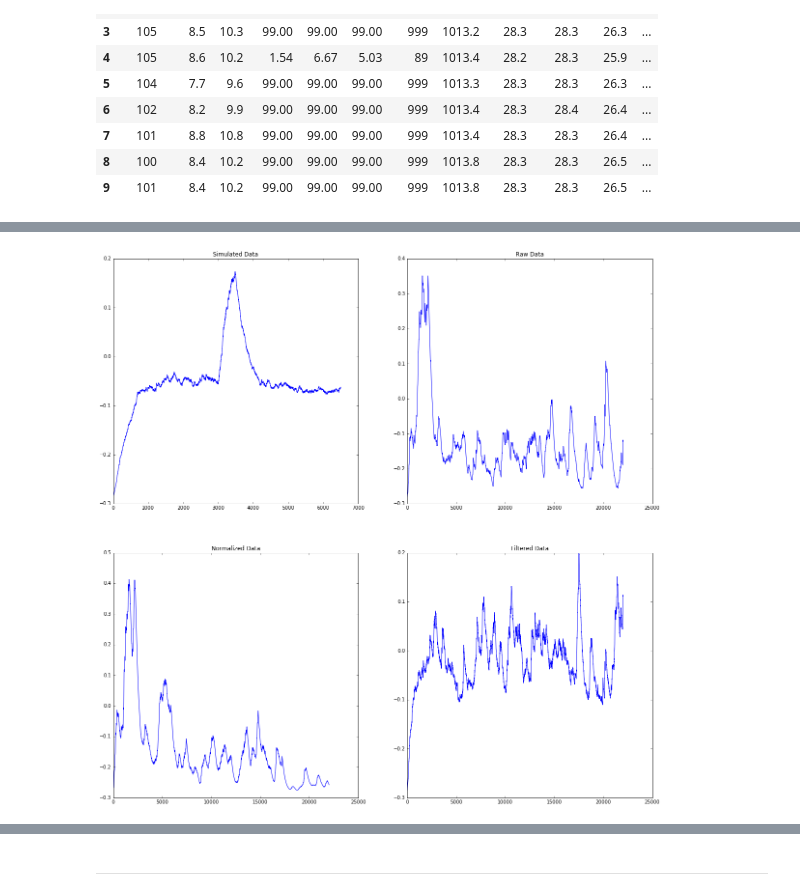
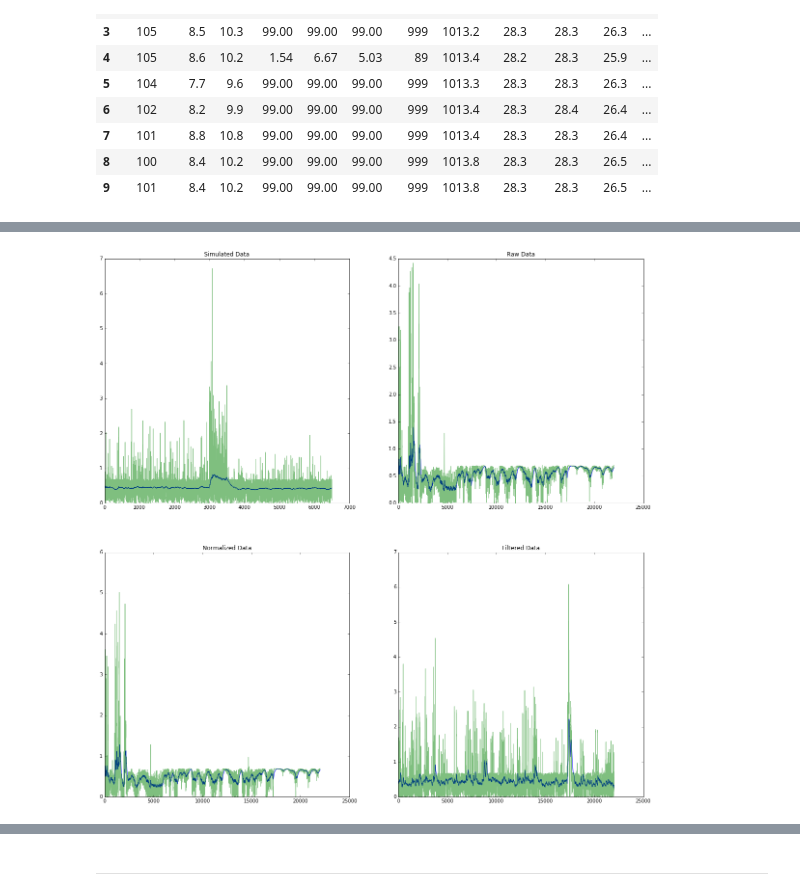
Before and after one commit to alokkshukla/cs109-2, a Jupyter notebook: Baseline_SecondBuoy/Explorations_42059.ipynb, the cells around one changed output, grey strips where cells are left out. Saved outputs shown, nothing was run; the diff lists cells and outputs as text; code cells hidden in the pictures.

```diff
--- a/Baseline_SecondBuoy/Explorations_42059.ipynb
+++ b/Baseline_SecondBuoy/Explorations_42059.ipynb
@@ -162,7 +171,7 @@ plt.show()
 # --------------
 
 d1 = np.random.normal(0. , 0.5 , (3000 , 2))
-d2 = np.random.normal(0. , 0.8 , (500 , 2))
+d2 = np.random.normal(0. , 0.9 , (500 , 2))
 d3 = np.random.normal(0. , 0.5 , (3000 , 2))
 
 sim_data1 = np.concatenate((d1, d2) , axis = 0)
@@ -294,7 +303,7 @@ def power_martingale(d , eps):
         p_value[i] = ( float(np.sum(alpha_sub > end)) + np.random.uniform() * np.sum(alpha_sub == end ) ) / float(n)
 
         # to avoid log zero
-        p_value[p_value==0] = 0.000000001
+        p_value[p_value==0] = 0.0000000001
 
     # initiate Power Martingale
     power_mart = np.zeros(alpha.shape)
@@ -316,7 +325,7 @@ def power_martingale(d , eps):
 
         # Calculate martingale difference
         # diff_arr[i] = np.log( np.absolute(diff * (delta - 1.)) )
-        diff_arr[i] = np.log(delta)
+        diff_arr[i] = np.absolute(np.log(delta))
 
         # update diff
         diff *= delta
@@ -431,7 +425,7 @@ def kalman(y):
 # Epsilon Value
 # -------------
 
-e = 0.75
+e = 0.5
 # %%
 # Application and Visualization (Power Martingale)
 # -----------------------------------------------
@@ -482,35 +476,55 @@ plt.show()
+# %%
+# Kalman Filter
+# ------------
+
+def kalman(y):
+    x = np.zeros(y.shape)
+    p = np.zeros(y.shape)
+    q = 0.001
+    r = 10.
+    L = y.shape[0]
+    x[0] = y[0]
+    p[0] = 10
+    for i in range(1,L):
+        p[i] = p[i - 1] + q
+        k = p[i] / (p[i] + r)
+        x[i] = x[i - 1] + k * (y[i] - x[i - 1])
+        p[i] = p[i] * ( 1 - k )
+
+    return x
 # %%
 # Visualize change detection
 # --------------------------
 
 fig = plt.figure(figsize = (20,20))
 
 # determine length
 L = diff1.shape[0]
 
-# specify start and end
-a , b = 0 , L
-
 # Simulated Data
 ax1 = fig.add_subplot(221)
 ax1.plot(kalman(diff1))
+ax1.plot(diff1 , alpha = 0.5)
 ax1.set_title('Simulated Data')
 
 # Raw data
 ax2 = fig.add_subplot(222)
 ax2.plot(kalman(diff2) )
+ax2.plot(diff2 , alpha = 0.5)
 ax2.set_title('Raw Data')
 
 # Normalized data
 ax3 = fig.add_subplot(223)
 ax3.plot(kalman(diff3) )
+ax3.plot(diff3 , alpha = 0.5)
 ax3.set_title('Normalized Data')
 
 # Normalized data
 ax4 = fig.add_subplot(224)
 ax4.plot(kalman(diff4))
+ax4.plot(diff4 , alpha = 0.5)
 ax4.set_title('Filtered Data')
 
 plt.show()
 # %% [output]
-[figure, old version]
+[figure, new version]
```
Also changed, not shown: parts of 13 cells of this notebook.
